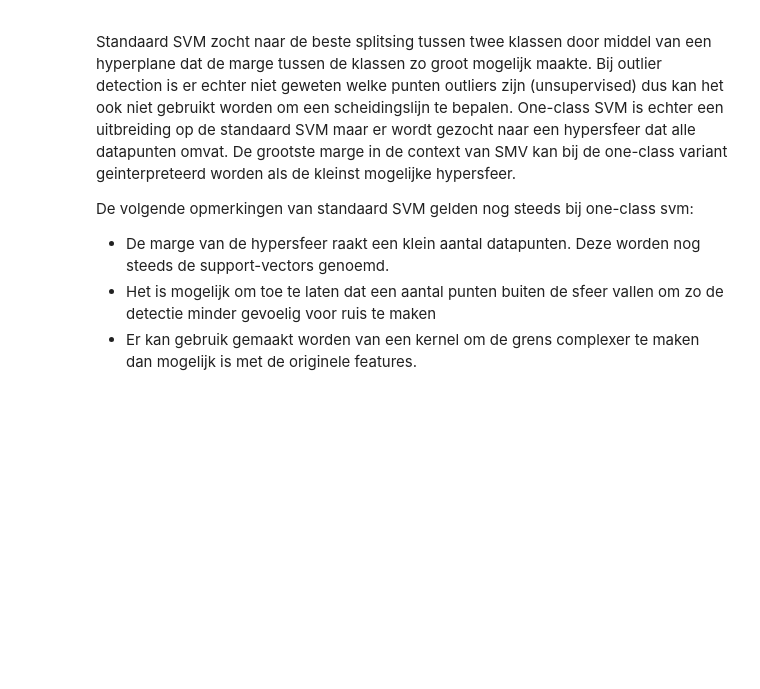
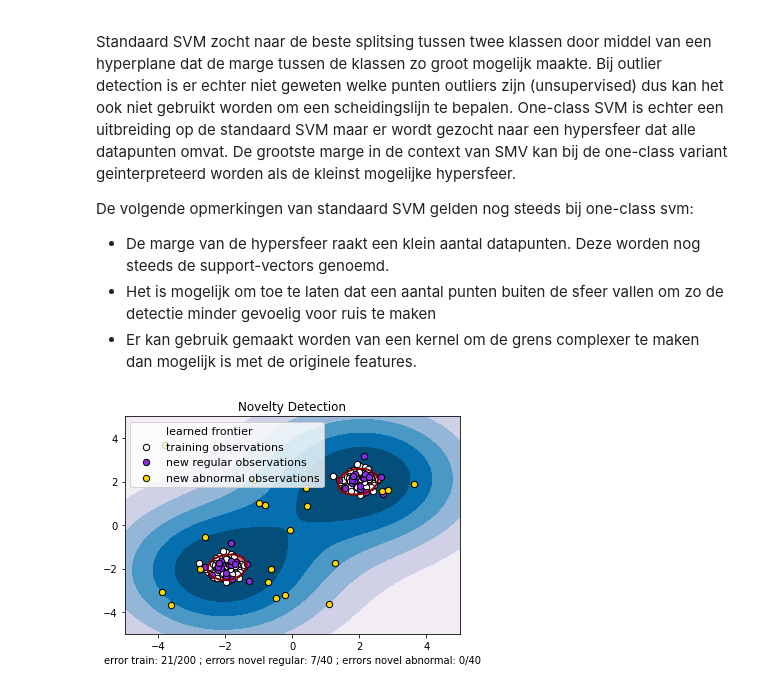
Before and after one commit to OdiseeDataScience2324/Leerstof, a Jupyter notebook: Week 9/Anomaly_Detection.ipynb, the cells around one changed output. Saved outputs shown, nothing was run; the diff lists cells and outputs as text; code cells hidden in the pictures; blank space fills up the shorter version.

```diff
--- a/Week 9/Anomaly_Detection.ipynb
+++ b/Week 9/Anomaly_Detection.ipynb
@@ -132,33 +136,43 @@ De volgende opmerkingen van standaard SVM gelden nog steeds bij one-class svm:
 # %%
 from sklearn.svm import OneClassSVM
 
-# fit the model
+# fit the model]
+clf = OneClassSVM(nu=0.1, kernel="rbf", gamma=0.1)
+clf.fit(X_train)
+y_pred_train = clf.predict(X_train)
+y_pred_test = clf.predict(X_test)
+y_pred_outliers = clf.predict(X_outliers)
+n_error_train = y_pred_train[y_pred_train == -1].size
+n_error_test = y_pred_test[y_pred_test == -1].size
+n_error_outliers = y_pred_outliers[y_pred_outliers == 1].size
 
 # plot the line, the points, and the nearest vectors to the plane
 Z = clf.decision_function(np.c_[xx.ravel(), yy.ravel()])
 Z = Z.reshape(xx.shape)
 
 plt.title("Novelty Detection")
 plt.contourf(xx, yy, Z, levels=np.linspace(Z.min(), 0, 7), cmap=plt.cm.PuBu)
 a = plt.contour(xx, yy, Z, levels=[0], linewidths=2, colors='darkred')
 plt.contourf(xx, yy, Z, levels=[0, Z.max()], colors='palevioletred')
 
 s = 40
 b1 = plt.scatter(X_train[:, 0], X_train[:, 1], c='white', s=s, edgecolors='k')
 b2 = plt.scatter(X_test[:, 0], X_test[:, 1], c='blueviolet', s=s,
                  edgecolors='k')
 c = plt.scatter(X_outliers[:, 0], X_outliers[:, 1], c='gold', s=s,
                 edgecolors='k')
 plt.axis('tight')
 plt.xlim((-5, 5))
 plt.ylim((-5, 5))
 plt.legend([a.collections[0], b1, b2, c],
            ["learned frontier", "training observations",
             "new regular observations", "new abnormal observations"],
            loc="upper left",
            prop=matplotlib.font_manager.FontProperties(size=11))
 plt.xlabel(
     "error train: %d/200 ; errors novel regular: %d/40 ; "
     "errors novel abnormal: %d/40"
     % (n_error_train, n_error_test, n_error_outliers))
 plt.show()
+# %% [output]
+[figure, added]
```
Also changed, not shown: parts of 1 cell of this notebook, 3 other files.
